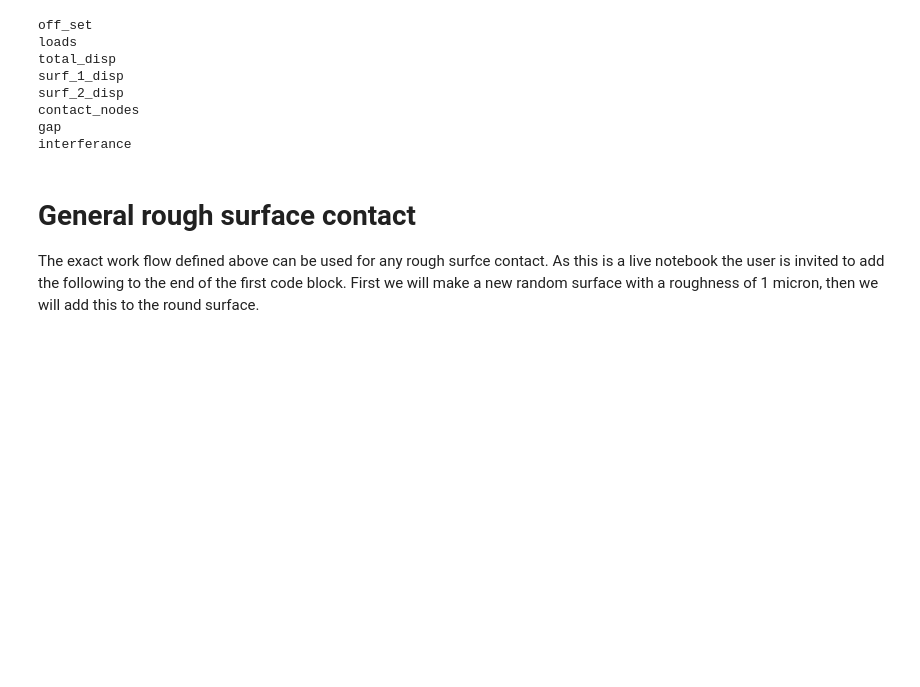
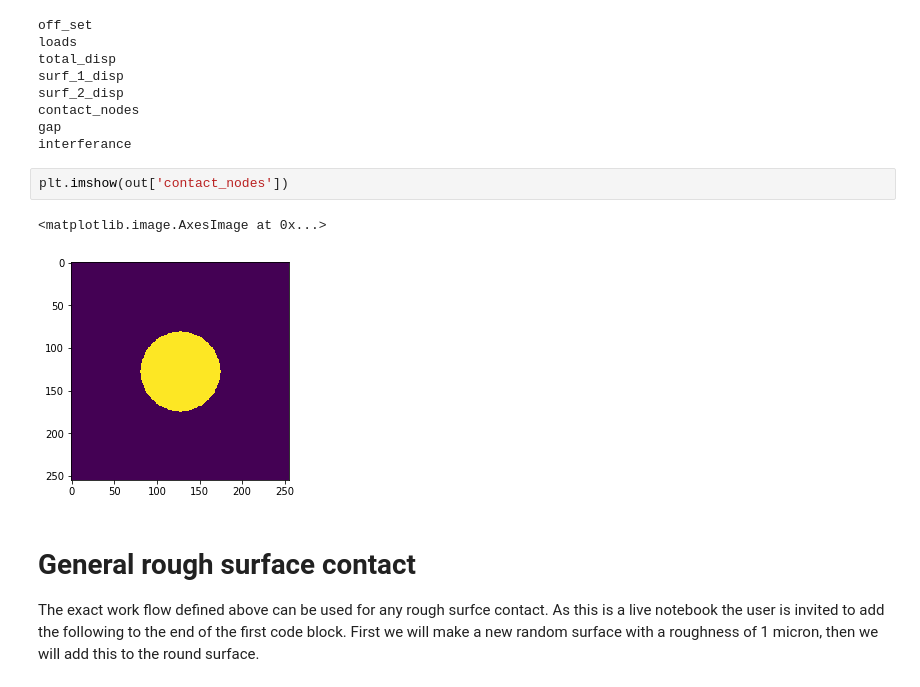
Before and after one commit to FrictionTribologyEnigma/slippy, a Jupyter notebook: examples/Recreating the hertz solution numerically (normal contact).ipynb, the cells around one changed output. Cells and saved outputs as stored; diff of their text form; blank space fills up the shorter version.

```diff
--- a/examples/Recreating the hertz solution numerically (normal contact).ipynb
+++ b/examples/Recreating the hertz solution numerically (normal contact).ipynb
@@ -134,6 +134,11 @@ surf_2_disp
 contact_nodes
 gap
 interferance
+# %%
+plt.imshow(out['contact_nodes'])
+# %% [output]
+<matplotlib.image.AxesImage at 0x...>
+[figure, added]
 # %% [markdown]
 # General rough surface contact
 The exact work flow defined above can be used for any rough surfce contact. As this is a live notebook the user is invited to add the following to the end of the first code block. First we will make a new random surface with a roughness of 1 micron, then we will add this to the round surface.
```
Also changed, not shown: parts of 3 cells of this notebook, 3 other files.
